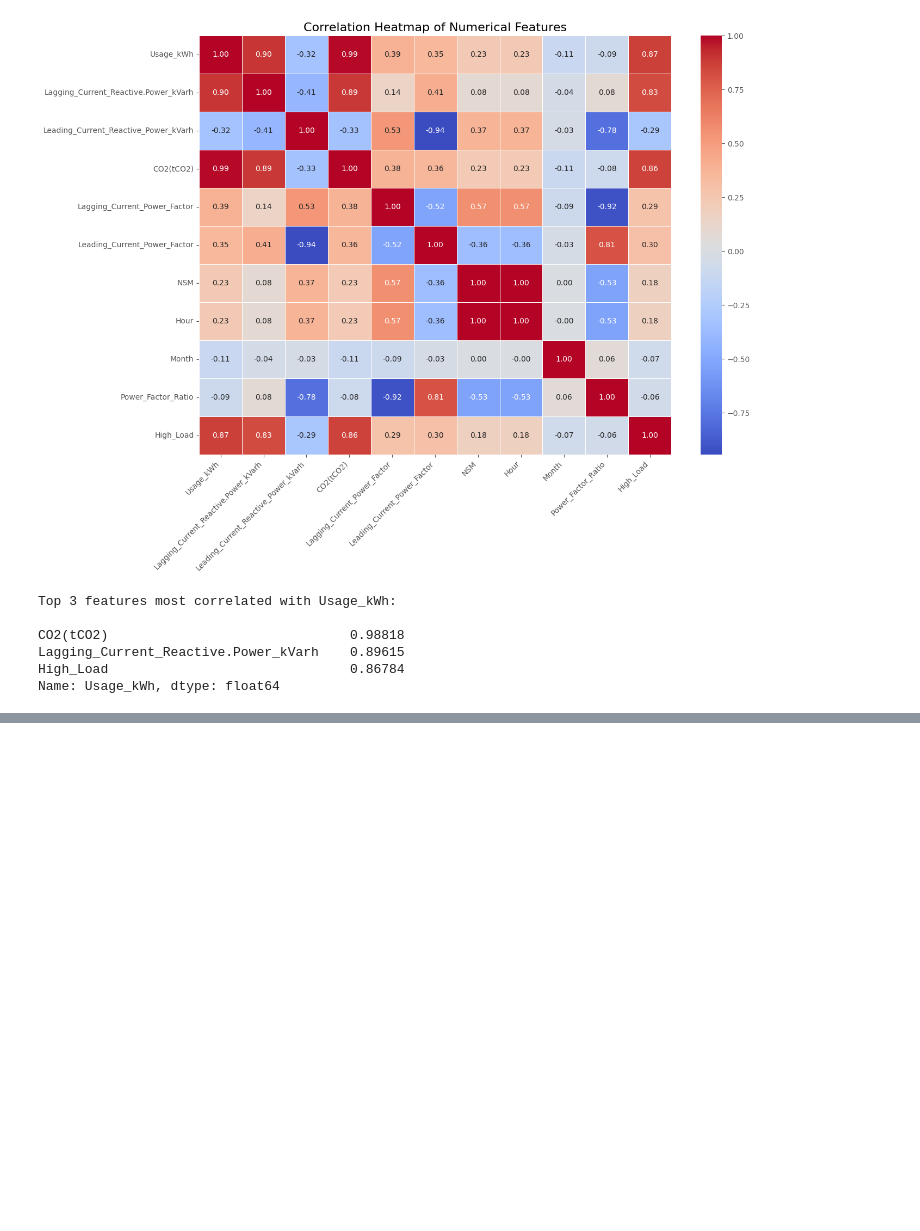
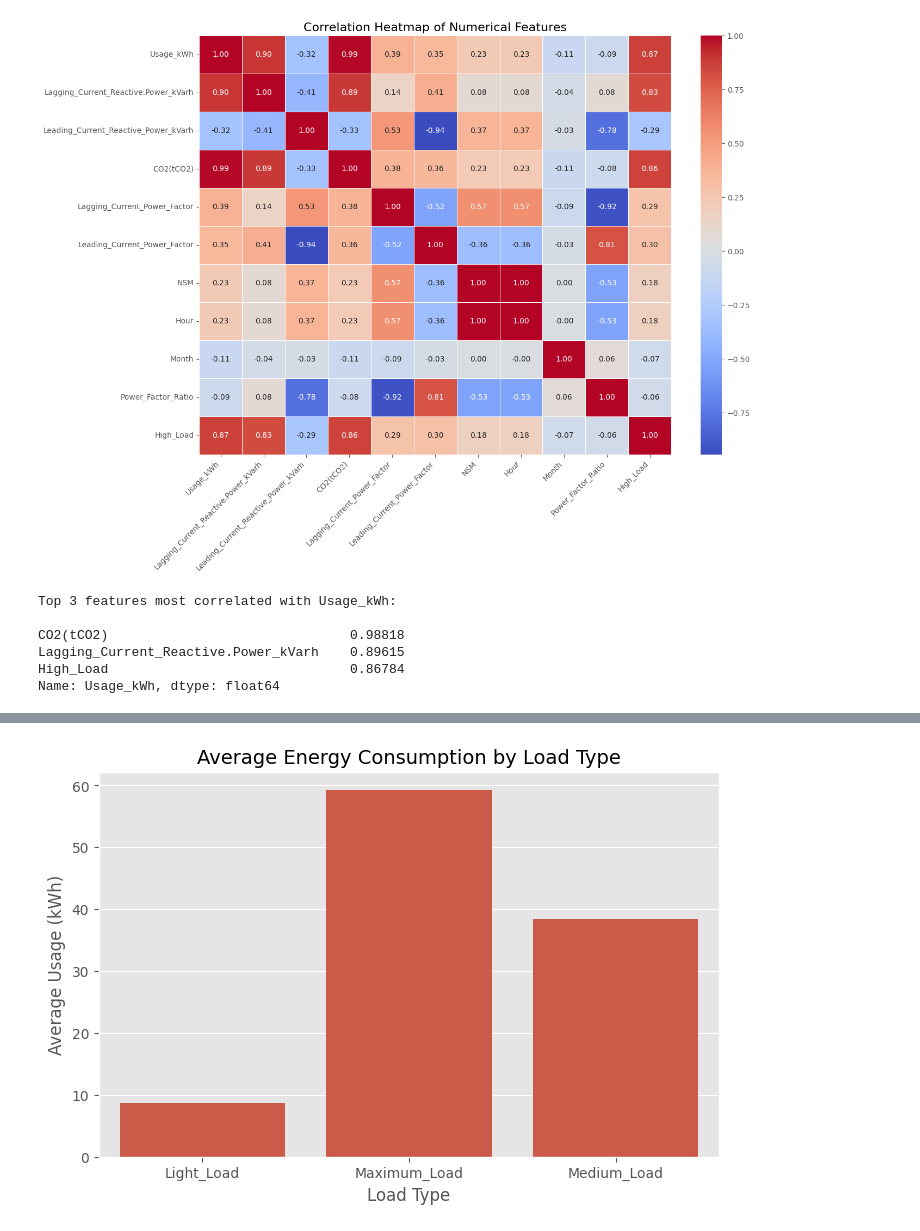
Before and after one commit to hania-sajjad/Week-2-Task, a Jupyter notebook: week2_eda.ipynb, the cells around one changed output, grey strips where cells are left out. Saved outputs shown, nothing was run; the diff lists cells and outputs as text; code cells hidden in the pictures; blank space fills up the shorter version.

Commit message:
Average Energy Consumption + Bar Chart

```diff
--- a/week2_eda.ipynb
+++ b/week2_eda.ipynb
@@ -383,0 +388,6 @@ Name: Usage_kWh, dtype: float64
+# %%
+# Calculate average Usage_kWh for each Load Type
+avg_usage = df.groupby('Load_Type')['Usage_kWh'].mean()
+
+# Display the averages
+avg_usage
@@ -383,0 +405,15 @@ Name: Usage_kWh, dtype: float64
+# %%
+plt.figure(figsize=(8, 5))
+
+sns.barplot(
+    x=avg_usage.index,
+    y=avg_usage.values
+)
+
+plt.title("Average Energy Consumption by Load Type", fontsize=14)
+plt.xlabel("Load Type", fontsize=12)
+plt.ylabel("Average Usage (kWh)", fontsize=12)
+
+plt.show()
+# %% [output]
+[figure, added]
```
Also changed, not shown: parts of 3 cells of this notebook.
